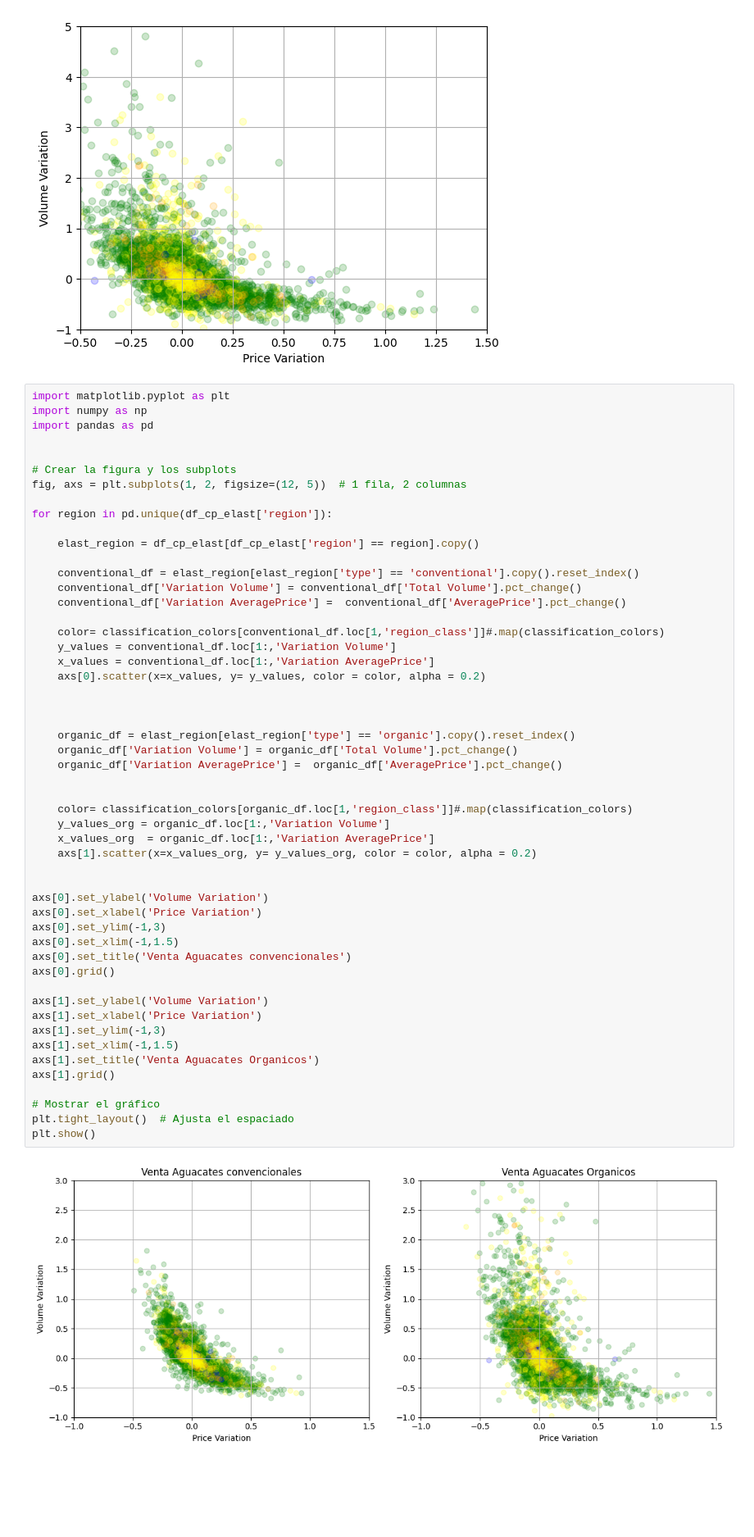
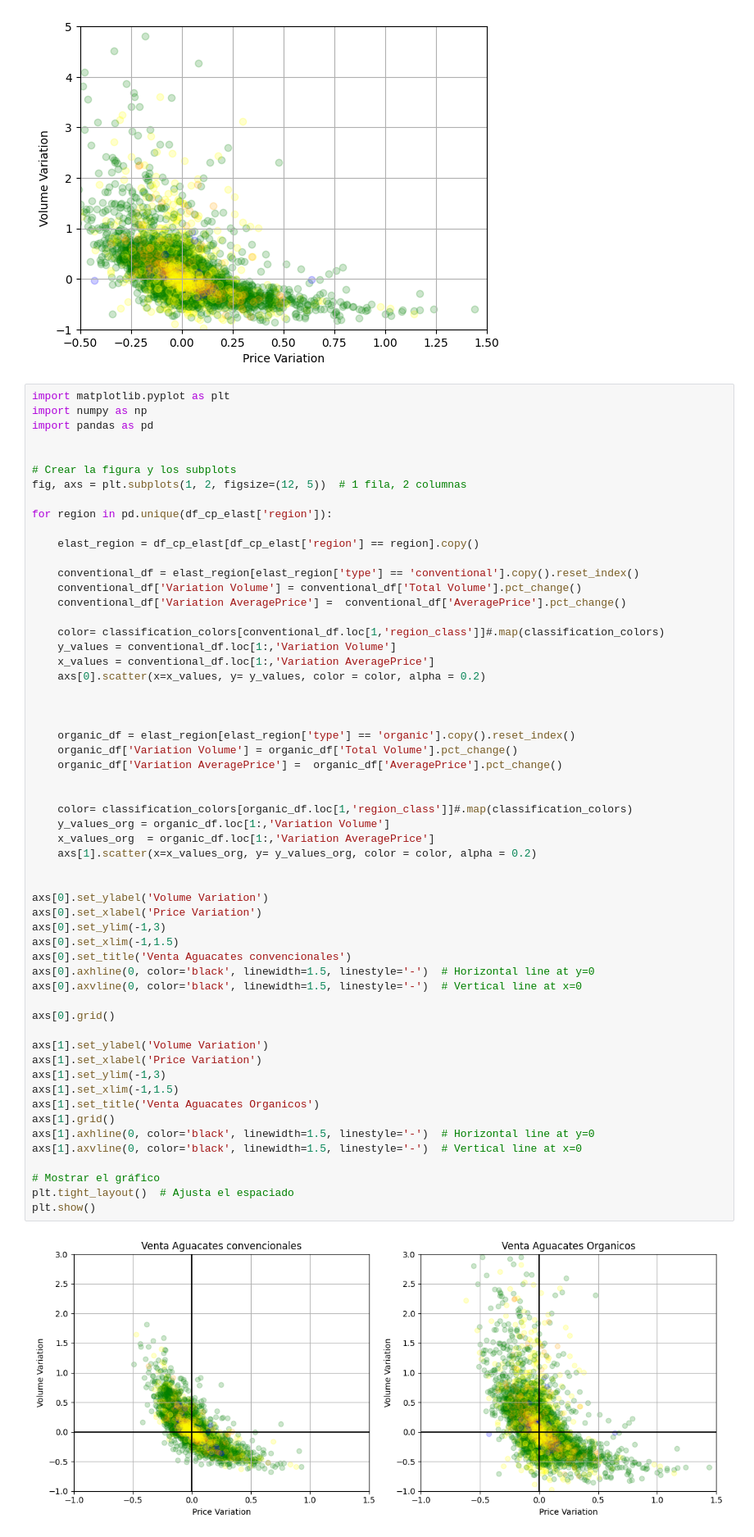
Before and after one commit to cpujol-dev/MiniProjectAavocado, a Jupyter notebook: 3.proyecto_team_apartados.ipynb, the cells around one changed output. Shown at 82% size. Cells and saved outputs as stored; diff of their text form; blank space fills up the shorter version.

Commit message:
Emboldened lines

```diff
--- a/3.proyecto_team_apartados.ipynb
+++ b/3.proyecto_team_apartados.ipynb
@@ -667,31 +667,36 @@ for region in pd.unique(df_cp_elast['region']):
 
     organic_df = elast_region[elast_region['type'] == 'organic'].copy().reset_index()
     organic_df['Variation Volume'] = organic_df['Total Volume'].pct_change()
     organic_df['Variation AveragePrice'] =  organic_df['AveragePrice'].pct_change()
 
 
     color= classification_colors[organic_df.loc[1,'region_class']]#.map(classification_colors)
     y_values_org = organic_df.loc[1:,'Variation Volume']
     x_values_org  = organic_df.loc[1:,'Variation AveragePrice']
     axs[1].scatter(x=x_values_org, y= y_values_org, color = color, alpha = 0.2)
 
 
 axs[0].set_ylabel('Volume Variation')
 axs[0].set_xlabel('Price Variation')
 axs[0].set_ylim(-1,3)
 axs[0].set_xlim(-1,1.5)
 axs[0].set_title('Venta Aguacates convencionales')
+axs[0].axhline(0, color='black', linewidth=1.5, linestyle='-')  # Horizontal line at y=0
+axs[0].axvline(0, color='black', linewidth=1.5, linestyle='-')  # Vertical line at x=0
+
 axs[0].grid()
 
 axs[1].set_ylabel('Volume Variation')
 axs[1].set_xlabel('Price Variation')
 axs[1].set_ylim(-1,3)
 axs[1].set_xlim(-1,1.5)
 axs[1].set_title('Venta Aguacates Organicos')
 axs[1].grid()
+axs[1].axhline(0, color='black', linewidth=1.5, linestyle='-')  # Horizontal line at y=0
+axs[1].axvline(0, color='black', linewidth=1.5, linestyle='-')  # Vertical line at x=0
 
 # Mostrar el gráfico
 plt.tight_layout()  # Ajusta el espaciado
 plt.show()
 # %% [output]
-[figure, old version]
+[figure, new version]
```
Also changed, not shown: parts of 2 cells of this notebook.
